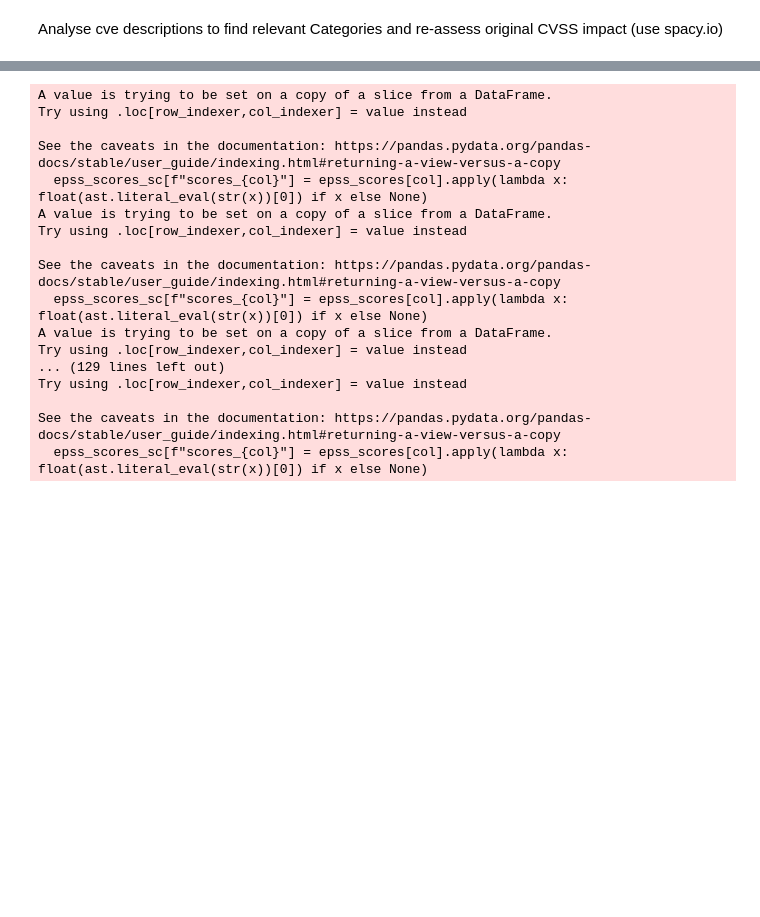
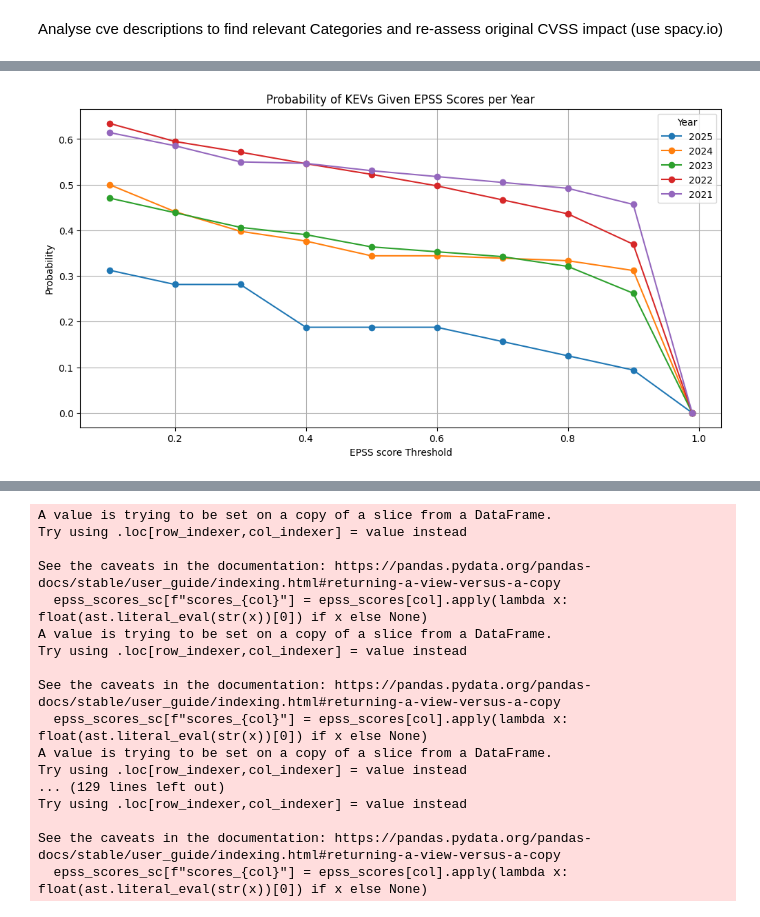
Before and after one commit to dominikmi/cves_analytics, a Jupyter notebook: testing.ipynb, the cells around one changed output, grey strips where cells are left out. Cells and saved outputs as stored; diff of their text form; code cells hidden in the pictures; blank space fills up the shorter version.

```diff
--- a/testing.ipynb
+++ b/testing.ipynb
@@ -441,0 +205,29 @@ def download_epss_scores_for_months(number, directory, unit='months'):
+# %%
+# calculate the probabilities of KEVs given EPSS scores per year in last 5 years
+kevs_with_epss["year"] = pd.to_datetime(kevs_with_epss["dateAdded"]).dt.year
+years = kevs_with_epss["year"].unique()
+kevs_probabilities_per_year = []
+for year in years:
+    kevs_per_year = kevs_with_epss[kevs_with_epss["year"] == year]
+    total_cves_per_year = len(kevs_per_year)
+    kevs_probabilities_year = []
+    for threshold in epss_thresholds:
+        epss_kevs = kevs_per_year[kevs_per_year["epss"] > threshold]
+        epss_kevs_count = len(epss_kevs)
+        epss_kevs_prob = epss_kevs_count / total_cves_per_year
+        kevs_probabilities_year.append(epss_kevs_prob)
+    kevs_probabilities_per_year.append(kevs_probabilities_year)
+
+# plot the distribution of probabilities of KEVs given EPSS scores per year
+plt.figure(figsize=(12, 6))
+for i, year in enumerate(years):
+    plt.plot(epss_thresholds, kevs_probabilities_per_year[i], marker='o', label=year)
+plt.title("Probability of KEVs Given EPSS Scores per Year")
+plt.xlabel("EPSS score Threshold")
+plt.ylabel("Probability")
+plt.legend(title="Year")
+plt.grid()
+plt.savefig("output/kevs_probability_vs_epss_threshold_per_year.png")
+plt.show()
+# %% [output]
+[figure, added]
```
Also changed, not shown: parts of 20 cells of this notebook.
